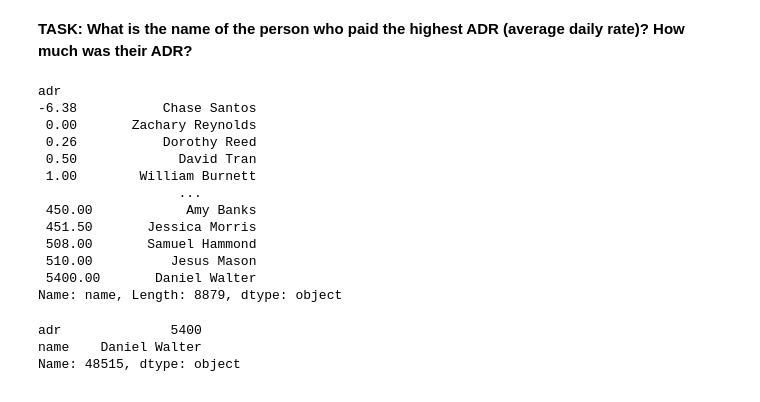
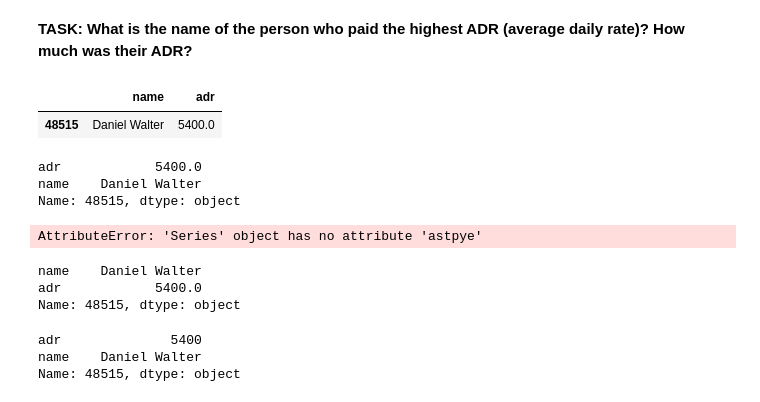
Before and after one commit to bulent-1111/Data_Science, a Jupyter notebook: Teamwork/2_Week/Pandas-Exercises_Week2 .ipynb, the cells around one changed output. Drawn from its saved outputs; the diff is of its cells as text; code cells hidden in the pictures.

```diff
--- a/Teamwork/2_Week/Pandas-Exercises_Week2 .ipynb
+++ b/Teamwork/2_Week/Pandas-Exercises_Week2 .ipynb
@@ -145,30 +116,30 @@ Name: country, dtype: int64
 # %% [markdown]
 **TASK: What is the name of the person who paid the highest ADR (average daily rate)? How much was their ADR?**
-# %%
-# CODE HERE
-# hotels.groupby(['adr','name'])['name'].max()
-# hotels['adr','name']['name'].max()
-# hotels[hotels['adr','name']].max()
-# hotels.loc[hotels['adr','name'].max()]
-# hotels.groupby(['adr','name']).max()
-# hotels.groupby(['adr','name']).max()
-# hotels.groupby(['name'], sort=False)['adr'].max()
-# hotels['adr','name'].max()
-hotels.groupby(['adr'])['name'].max()
-# %% [output]
-adr
--6.38           Chase Santos
- 0.00       Zachary Reynolds
- 0.26           Dorothy Reed
- 0.50             David Tran
- 1.00        William Burnett
-                  ...
- 450.00            Amy Banks
- 451.50       Jessica Morris
- 508.00       Samuel Hammond
- 510.00          Jesus Mason
- 5400.00       Daniel Walter
-Name: name, Length: 8879, dtype: object
+# %%
+
+hotels.nlargest(1, 'adr')[['name', 'adr']]
+# %% [output]
+|  | name | adr |
+| 48515 | Daniel Walter | 5400.0 |
+# %%
+
+# hotels[['name','adr']].sort_values('adr',ascending=False).head(1)
+
+hotels[['adr','name']].sort_values('adr',ascending=False).iloc[0]
+# %% [output]
+adr            5400.0
+name    Daniel Walter
+Name: 48515, dtype: object
+# %%
+hotels.adr.astpye('int')
+# %% [output]
+AttributeError: 'Series' object has no attribute 'astpye'
+# %%
+hotels[hotels.adr.max() == hotels.adr][['adr','name']].iloc[0]
+# %% [output]
+name    Daniel Walter
+adr            5400.0
+Name: 48515, dtype: object
 # %%
 # %% [output]
 adr              5400
```
Also changed, not shown: parts of 32 cells of this notebook, 5 other files.
